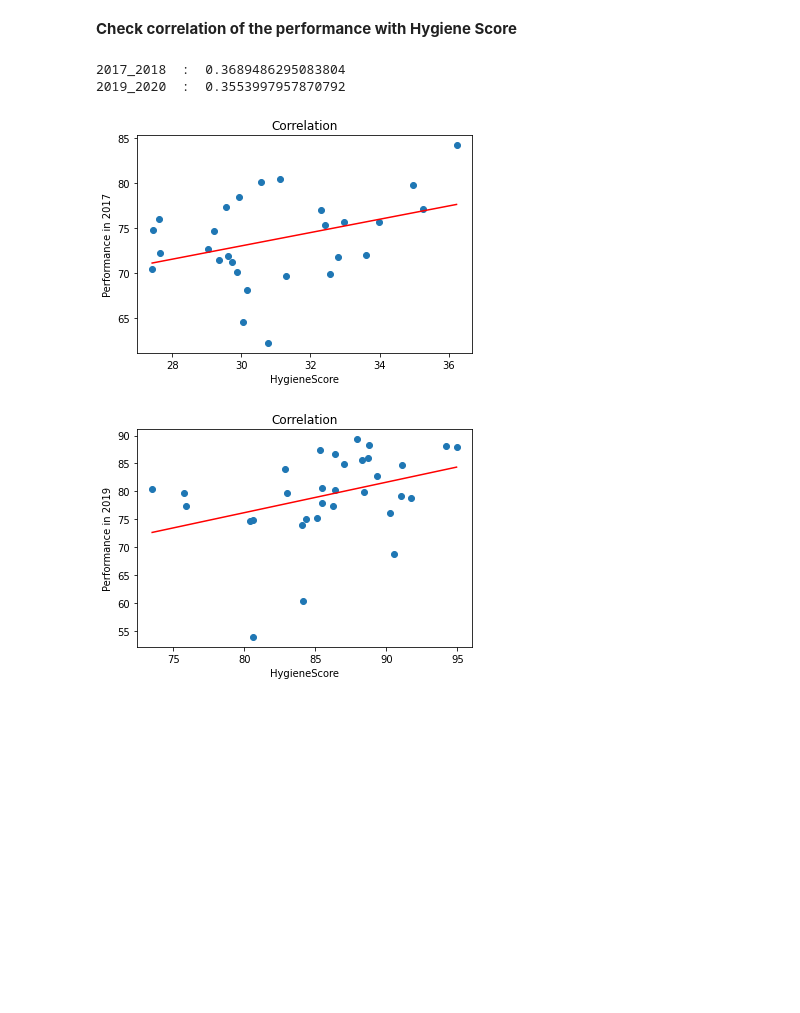
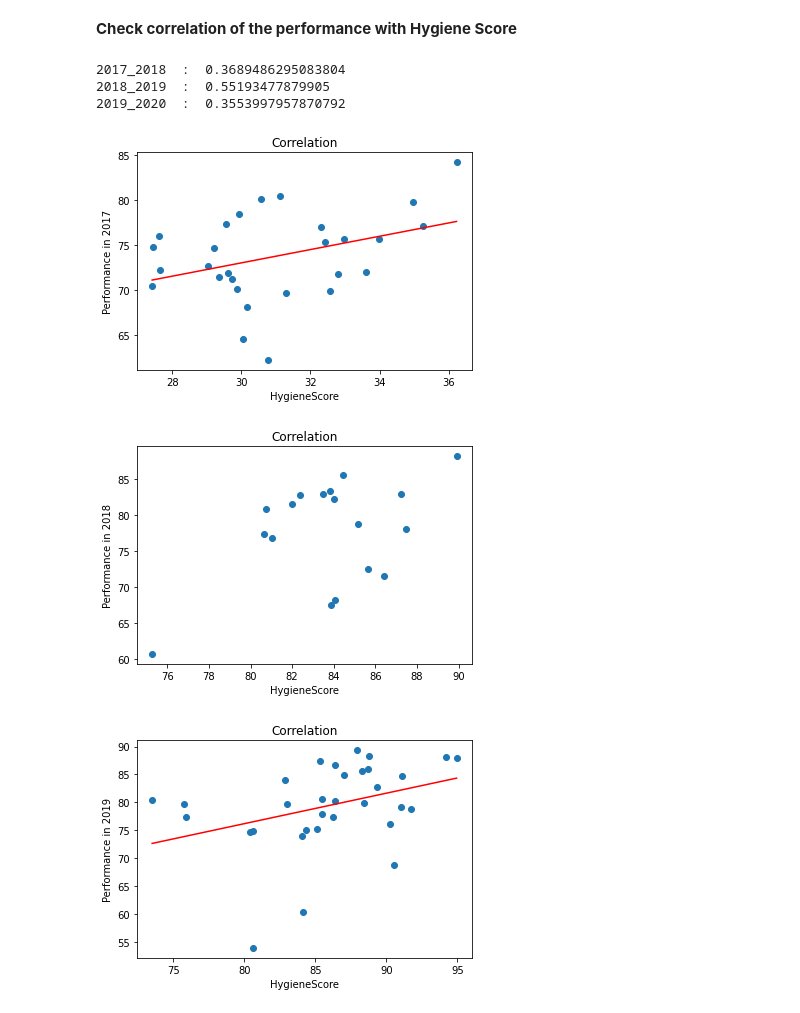
Before and after one commit to SourabhGothe/Big-Data-projects, a Jupyter notebook: Correlation_Identification.ipynb, the cells around one changed output. Cells and saved outputs as stored; diff of their text form; code cells hidden in the pictures; blank space fills up the shorter version.

```diff
--- a/Correlation_Identification.ipynb
+++ b/Correlation_Identification.ipynb
@@ -50,7 +50,8 @@ def unionAll(*dfs):
 # %%
 years = ["2017_2018", "2018_2019", "2019_2020"]
 SouthStates = ["AndhraPradesh", "Karnataka", "Kerala", "TamilNadu", "Telangana"]
-basePath = "/content/drive/Shareddrives/DataEngineeringProject/SouthDistricts/"
+#basePath = "/content/drive/Shareddrives/DataEngineeringProject/SouthDistricts/"
+basePath = "SouthDistricts/"
 """
   Method to read the data for a particular state on particular time period (current default : 2019_2020)
   Drops all the unnecessary columns and replaces nulls with 0 and returns the data
@@ -98,7 +99,8 @@ https://sslc.karnataka.gov.in/new-page/Result%20Statistics/en
 https://www.careerindia.com/news/karnataka-sslc-pass-percentage-district-wise-list-030178.html?story=2
 # %%
 
-path = "/content/drive/Shareddrives/DataEngineeringProject/SouthDistricts/KarnatakaPerformance_17_18_19.csv"
+#path = "/content/drive/Shareddrives/DataEngineeringProject/SouthDistricts/KarnatakaPerformance_17_18_19.csv"
+path = basePath + "KarnatakaPerformance_17_18_19.csv"
 data = spark.read.option("header",True).option("inferSchema",True).csv(path)
 data17 = data.withColumn('Districts1', lower(col("Districts1"))).select("Districts1", "2017").withColumnRenamed("Districts1", "District_Name").sort("District_Name")
 data18 = data.withColumn('Districts2', lower(col("Districts2"))).select("Districts2", "2018").withColumnRenamed("Districts2", "District_Name").sort("District_Name").\
@@ -186,14 +188,13 @@ for year in years:
   all_facilities_Ka = all_facilities_Ka.withColumn('District_Name', lower(col("District_Name")))
   yearWiseData[year] = all_facilities_Ka.join(allYearsData, ["District_Name"])
 # %%
-years = ["2019_2020"]
 maxCorrelationFeature = ""
 minCorrelationFeature = ""
 max = -2
 min = 2
 
 for year in years:
-  print(year)
+  #print(year)
   for feature in features:
     corrVal = yearWiseData[year].stat.corr(feature, year.split("_")[0])
     if corrVal > max:
@@ -202,7 +203,7 @@ for year in years:
     if corrVal < min:
       min = corrVal
       minCorrelationFeature = feature
-    print(feature + " : Correlation --> " + str(corrVal))
+    #print(feature + " : Correlation --> " + str(corrVal))
 # %%
 reducedData = yearWiseData["2019_2020"].select("Library_or_Reading_Corner_or_Book_Bank", "2019")
 reducedData = reducedData.toPandas()
@@ -244,22 +245,23 @@ for year in years:
 # %% [markdown]
 **Check correlation of the performance with Hygiene Score**
 # %%
-years = ["2017_2018", "2019_2020"]
 for year in years:
   corrVal = yearWiseData[year].stat.corr("HygieneScore", year.split("_")[0])
   print(year, " : " ,corrVal)
 
 for year in years:
   ylab = year.split("_")[0]
   reducedData = yearWiseData[year].select("HygieneScore", ylab)
   reducedData = reducedData.withColumn("HygieneScore", reducedData["HygieneScore"].cast(DoubleType()))
   reducedData = reducedData.toPandas()
   x = reducedData["HygieneScore"]
   y = reducedData[ylab]
 
   showCorrelation(x,y, "HygieneScore", "Performance in " + ylab)
 # %% [output]
 2017_2018  :  0.3689486295083804
+2018_2019  :  0.55193477879905
 2019_2020  :  0.3553997957870792
 [figure]
-[figure, old version]
+[figure, new version]
+[figure, added]
```
Also changed, not shown: parts of 1 cell of this notebook, 4 other files.
